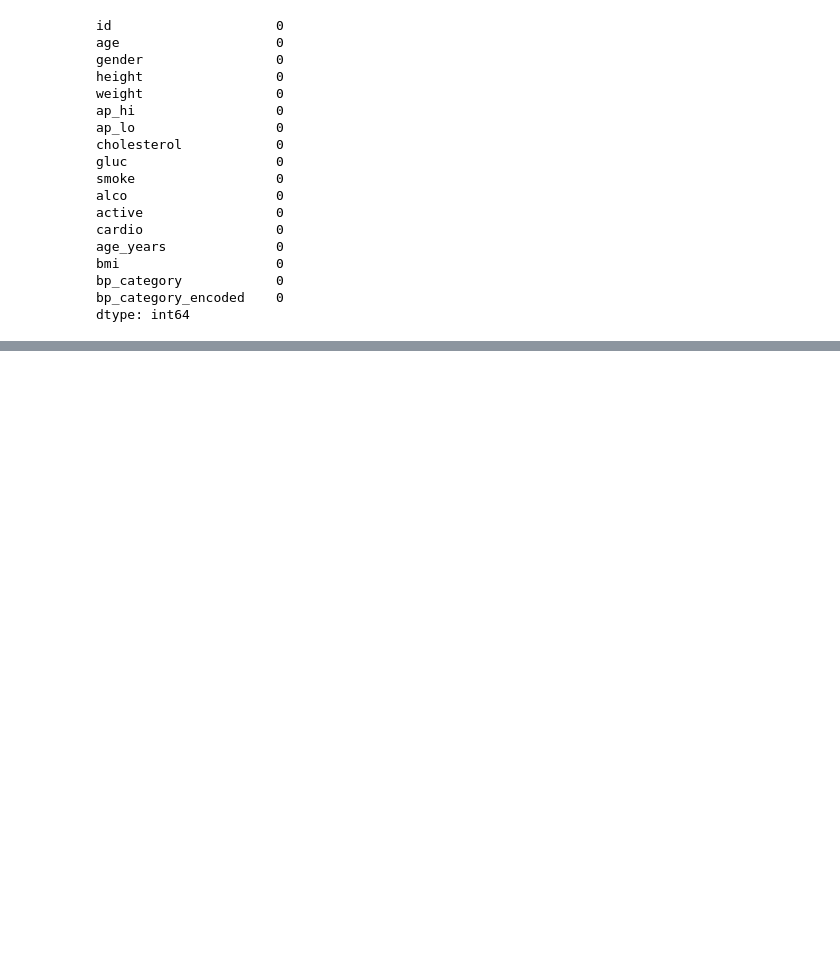
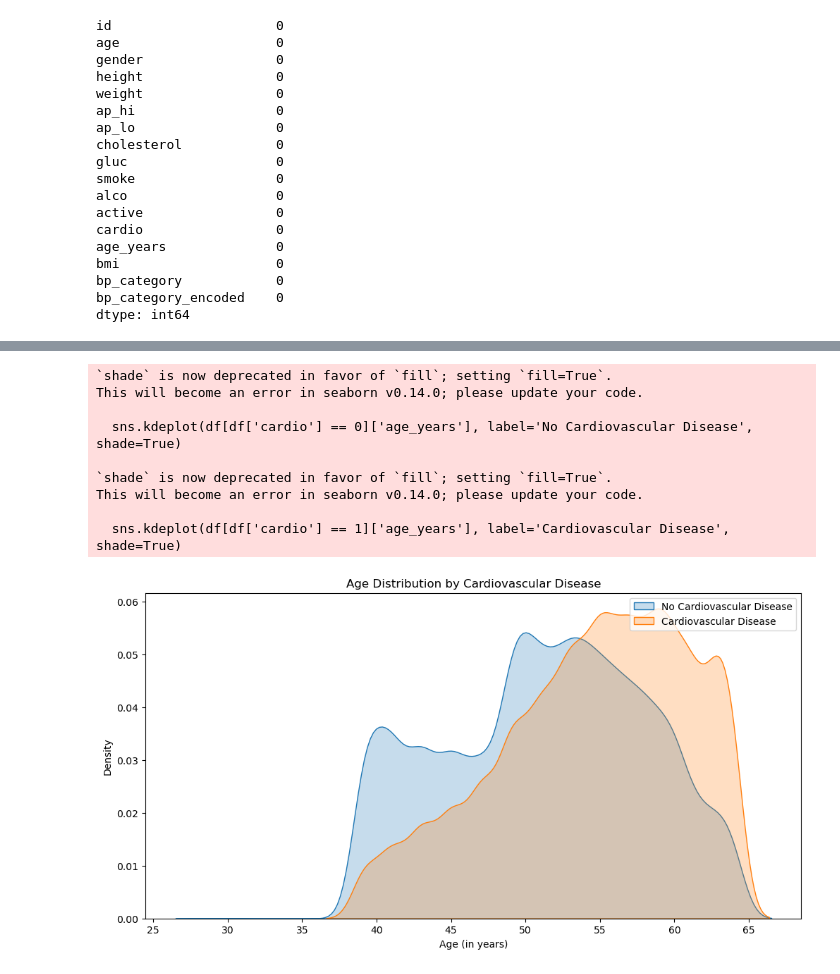
Before and after one commit to ch-nisar89/machine-learning-approaches-for-cardiovascular-disease-prediction, a Jupyter notebook: Cardiovascular Disease Prediction Using Clustering and Logistic Regression.ipynb, the cells around one changed output, grey strips where cells are left out. Cells and saved outputs as stored; diff of their text form; code cells hidden in the pictures; blank space fills up the shorter version.

```diff
--- a/Cardiovascular Disease Prediction Using Clustering and Logistic Regression.ipynb
+++ b/Cardiovascular Disease Prediction Using Clustering and Logistic Regression.ipynb
@@ -288,0 +146,24 @@ plt.show()
+# %%
+plt.figure(figsize=(12, 6))
+
+# Age Distribution by Cardiovascular Disease
+# Peaks in the graph indicate age ranges where cardiovascular disease is more prevalent, helping identify potential risk groups.
+sns.kdeplot(df[df['cardio'] == 0]['age_years'], label='No Cardiovascular Disease', shade=True)
+sns.kdeplot(df[df['cardio'] == 1]['age_years'], label='Cardiovascular Disease', shade=True)
+
+plt.xlabel('Age (in years)')
+plt.ylabel('Density')
+plt.title('Age Distribution by Cardiovascular Disease')
+plt.legend()
+plt.show()
+# %% [output]
+`shade` is now deprecated in favor of `fill`; setting `fill=True`.
+This will become an error in seaborn v0.14.0; please update your code.
+
+  sns.kdeplot(df[df['cardio'] == 0]['age_years'], label='No Cardiovascular Disease', shade=True)
+
+`shade` is now deprecated in favor of `fill`; setting `fill=True`.
+This will become an error in seaborn v0.14.0; please update your code.
+
+  sns.kdeplot(df[df['cardio'] == 1]['age_years'], label='Cardiovascular Disease', shade=True)
+[figure, added]
```
Also changed, not shown: parts of 59 cells of this notebook.
